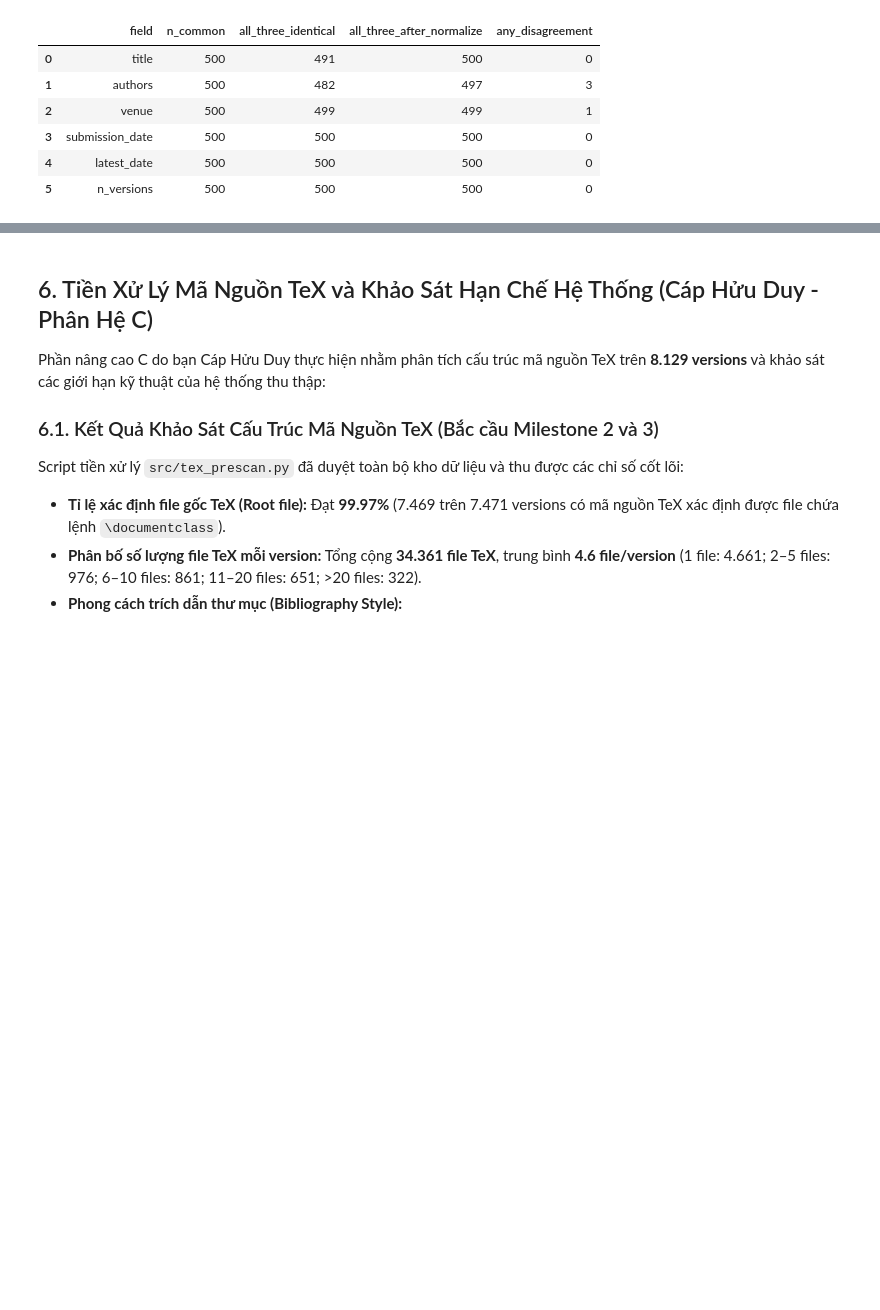
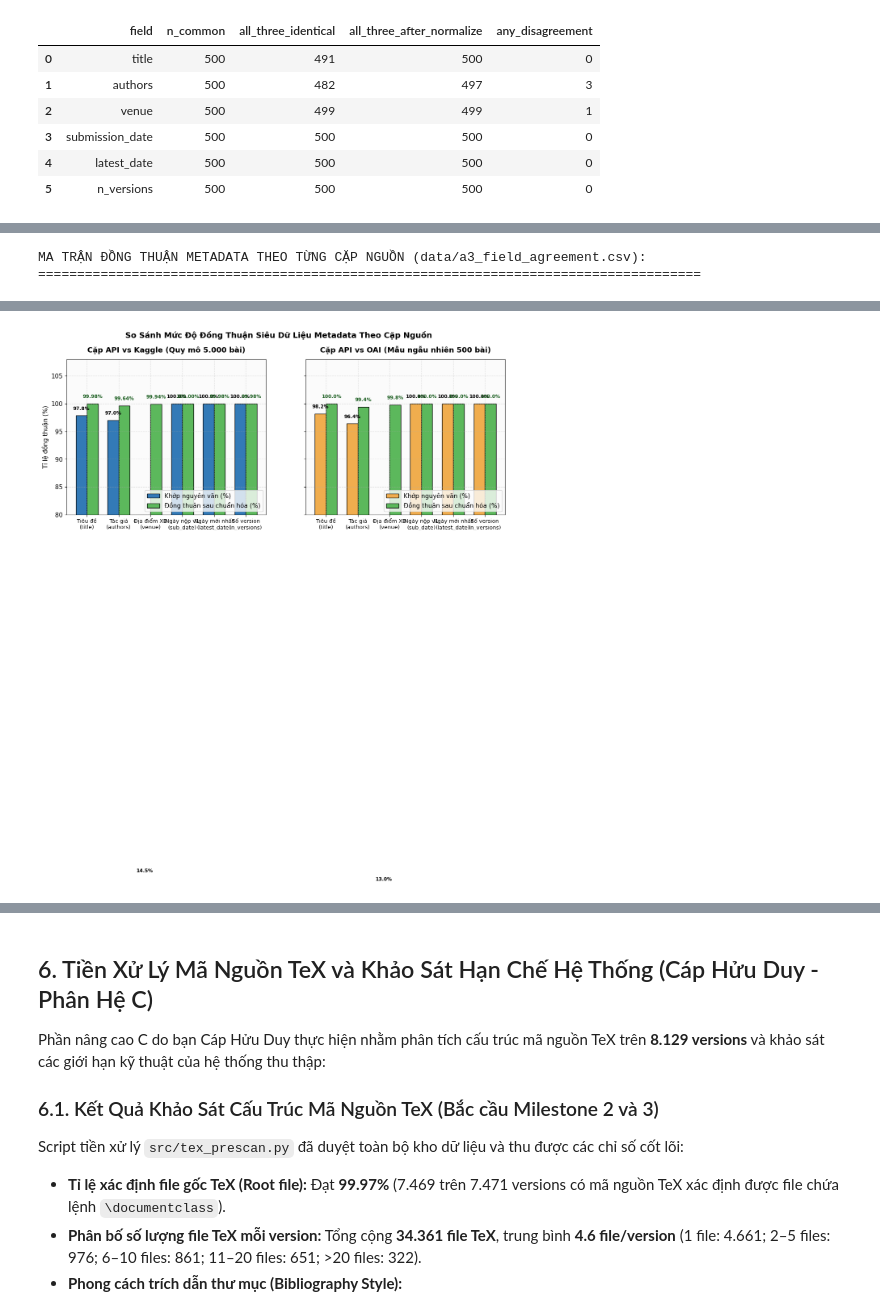
Before and after one commit to introds-arxiv-book/introds-arxiv-book, a Jupyter notebook: milestone1/03-performance.ipynb, the cells around one changed output, grey strips where cells are left out. Drawn from its saved outputs; the diff is of its cells as text; code cells hidden in the pictures; blank space fills up the shorter version.

Commit message:
feat(m1): integrate A3 cross-validation tables and Colab CPU-only benchmarks into 03-performance.ipynb

```diff
--- a/milestone1/03-performance.ipynb
+++ b/milestone1/03-performance.ipynb
@@ -312,0 +334,72 @@ Bảng khớp cả 3 nguồn trên 500 bài chung:
+# %%
+# Nạp ma trận đồng thuận theo từng cặp nguồn từ a3_field_agreement.csv
+df_field_agree = pd.read_csv(data_dir / "a3_field_agreement.csv")
+
+# Tính toán các chỉ số phần trăm đồng thuận và bất đồng thực chất
+df_fa_display = df_field_agree.copy()
+df_fa_display["pct_identical"] = (df_fa_display["identical"] / df_fa_display["n_compared"]) * 100
+df_fa_display["pct_agreement"] = ((df_fa_display["identical"] + df_fa_display["normalized_equal"] + df_fa_display["both_null"]) / df_fa_display["n_compared"]) * 100
+df_fa_display["pct_disagree"] = ((df_fa_display["different"] + df_fa_display["only_left"] + df_fa_display["only_right"]) / df_fa_display["n_compared"]) * 100
+
+print("MA TRẬN ĐỒNG THUẬN METADATA THEO TỪNG CẶP NGUỒN (data/a3_field_agreement.csv):")
+print("=" * 85)
+display(df_fa_display[["pair", "field", "n_compared", "identical", "normalized_equal", "different", "only_right", "both_null", "pct_identical", "pct_agreement", "pct_disagree"]])
+
+# Trực quan hóa mức độ đồng thuận metadata giữa các cặp nguồn bằng biểu đồ cột nhóm
+fig, axes = plt.subplots(1, 2, figsize=(14, 5), sharey=True)
+
+# 1. Cặp API vs Kaggle (Toàn diện 5.000 bài)
+df_ak = df_fa_display[df_fa_display["pair"] == "API vs Kaggle"].reset_index(drop=True)
+field_labels = [
+    "Tiêu đề\n(title)",
+    "Tác giả\n(authors)",
+    "Địa điểm XB\n(venue)",
+    "Ngày nộp v1\n(sub_date)",
+    "Ngày mới nhất\n(latest_date)",
+    "Số version\n(n_versions)"
+]
+
+x = np.arange(len(field_labels))
+w = 0.35
+
+ax1 = axes[0]
+bars1 = ax1.bar(x - w/2, df_ak["pct_identical"], w, label="Khớp nguyên văn (%)", color="#337ab7", edgecolor="black")
+bars2 = ax1.bar(x + w/2, df_ak["pct_agreement"], w, label="Đồng thuận sau chuẩn hóa (%)", color="#5cb85c", edgecolor="black")
+ax1.set_title("Cặp API vs Kaggle (Quy mô 5.000 bài)", fontweight="bold", pad=12)
+ax1.set_xticks(x)
+ax1.set_xticklabels(field_labels, fontsize=9.5)
+ax1.set_ylabel("Tỉ lệ đồng thuận (%)")
+ax1.set_ylim(80, 108)
+ax1.legend(loc="lower right")
+
+for bar in bars1:
+    h = bar.get_height()
+    ax1.text(bar.get_x() + bar.get_width()/2, h + 0.8, f"{h:.1f}%", ha="center", va="bottom", fontsize=8.5, fontweight="bold")
+for bar in bars2:
+    h = bar.get_height()
+    ax1.text(bar.get_x() + bar.get_width()/2, h + 0.8, f"{h:.2f}%", ha="center", va="bottom", fontsize=8.5, fontweight="bold", color="#1b5e20")
+
+# 2. Cặp API vs OAI (Mẫu 500 bài)
+df_ao = df_fa_display[df_fa_display["pair"] == "API vs OAI"].reset_index(drop=True)
+ax2 = axes[1]
+bars3 = ax2.bar(x - w/2, df_ao["pct_identical"], w, label="Khớp nguyên văn (%)", color="#f0ad4e", edgecolor="black")
+bars4 = ax2.bar(x + w/2, df_ao["pct_agreement"], w, label="Đồng thuận sau chuẩn hóa (%)", color="#5cb85c", edgecolor="black")
+ax2.set_title("Cặp API vs OAI (Mẫu ngẫu nhiên 500 bài)", fontweight="bold", pad=12)
+ax2.set_xticks(x)
+ax2.set_xticklabels(field_labels, fontsize=9.5)
+ax2.set_ylim(80, 108)
+ax2.legend(loc="lower right")
+
+for bar in bars3:
+    h = bar.get_height()
+    ax2.text(bar.get_x() + bar.get_width()/2, h + 0.8, f"{h:.1f}%", ha="center", va="bottom", fontsize=8.5, fontweight="bold")
+for bar in bars4:
+    h = bar.get_height()
+    ax2.text(bar.get_x() + bar.get_width()/2, h + 0.8, f"{h:.1f}%", ha="center", va="bottom", fontsize=8.5, fontweight="bold", color="#1b5e20")
+
+plt.suptitle("So Sánh Mức Độ Đồng Thuận Siêu Dữ Liệu Metadata Theo Cặp Nguồn", fontsize=14, fontweight="bold", y=1.02)
+plt.tight_layout()
+plt.show()
+# %% [output]
+MA TRẬN ĐỒNG THUẬN METADATA THEO TỪNG CẶP NGUỒN (data/a3_field_agreement.csv):
+=====================================================================================
@@ -313 +423,2 @@ Bảng khớp cả 3 nguồn trên 500 bài chung:
+[figure, added]
 # %% [markdown]
```
Also changed, not shown: parts of 12 cells of this notebook, 3 other files.
